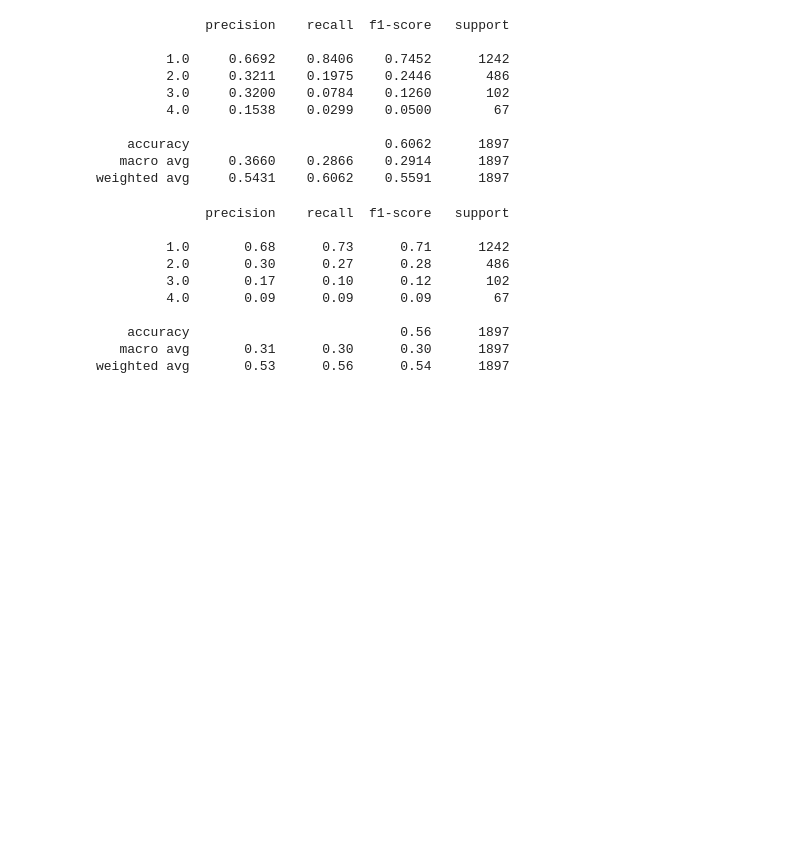
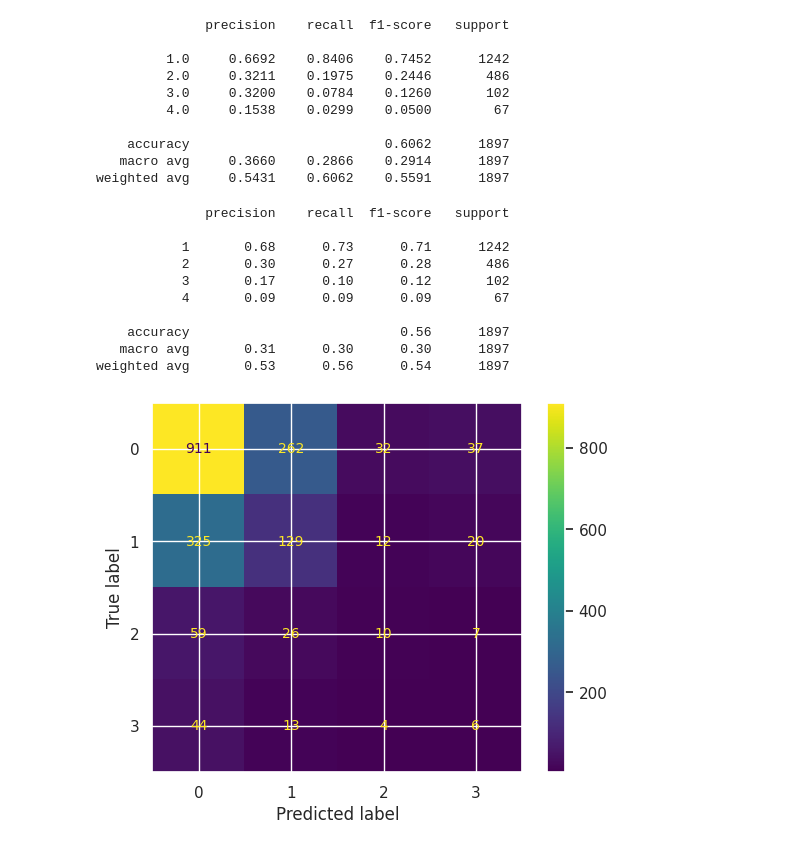
Before and after one commit to liamti5/Essentials-in-Text-and-Speech-Processing, a Jupyter notebook: code/usefulnessPredictor_RF-and-NN.ipynb, the cells around one changed output. Saved outputs shown, nothing was run; the diff lists cells and outputs as text; code cells hidden in the pictures; blank space fills up the shorter version.

```diff
--- a/code/usefulnessPredictor_RF-and-NN.ipynb
+++ b/code/usefulnessPredictor_RF-and-NN.ipynb
@@ -47,7 +47,10 @@ tensor([[-0.0139,  0.0746, -0.0477,  ...,  0.0395,  0.0077,  0.0743],
         [-0.0229,  0.0254, -0.0353,  ..., -0.0431, -0.0187,  0.0298]])
 # %%
 from sklearn.model_selection import train_test_split
-X_train, X_test, y_train, y_test = train_test_split(embeddings, df['mapping'], test_size=0.2, random_state=42)
+
+X_train, X_test, y_train, y_test = train_test_split(
+    embeddings, df["mapping"], test_size=0.2, random_state=42
+)
 # %%
 X_train_numpy = X_train.cpu().numpy()
 y_train_numpy = y_train.to_numpy()
@@ -111,7 +118,8 @@ from sklearn.neural_network import MLPClassifier
 from sklearn.metrics import classification_report
 
 # Initialize and train MLPClassifier
-clf = MLPClassifier(hidden_layer_sizes=(100, 50), max_iter=300, random_state=42)
+clf = MLPClassifier(hidden_layer_sizes=(100, 50),
+                    max_iter=300, random_state=42)
 clf.fit(X_train_smote, y_train_smote)
 
 # Evaluate on test set
@@ -120,11 +128,24 @@ print(classification_report(y_test, y_pred))
 # %% [output]
               precision    recall  f1-score   support
 
-         1.0       0.68      0.73      0.71      1242
-         2.0       0.30      0.27      0.28       486
-         3.0       0.17      0.10      0.12       102
-         4.0       0.09      0.09      0.09        67
+           1       0.68      0.73      0.71      1242
+           2       0.30      0.27      0.28       486
+           3       0.17      0.10      0.12       102
+           4       0.09      0.09      0.09        67
 
     accuracy                           0.56      1897
    macro avg       0.31      0.30      0.30      1897
 weighted avg       0.53      0.56      0.54      1897
+# %%
+from sklearn.metrics import (
+    confusion_matrix,
+    classification_report,
+    ConfusionMatrixDisplay,
+)
+
+conf_mat = confusion_matrix(y_test, y_pred)
+conf_disp = ConfusionMatrixDisplay(conf_mat)
+conf_disp.plot()
+plt.show()
+# %% [output]
+[figure, added]
```
Also changed, not shown: parts of 5 cells of this notebook, 1 other file.
